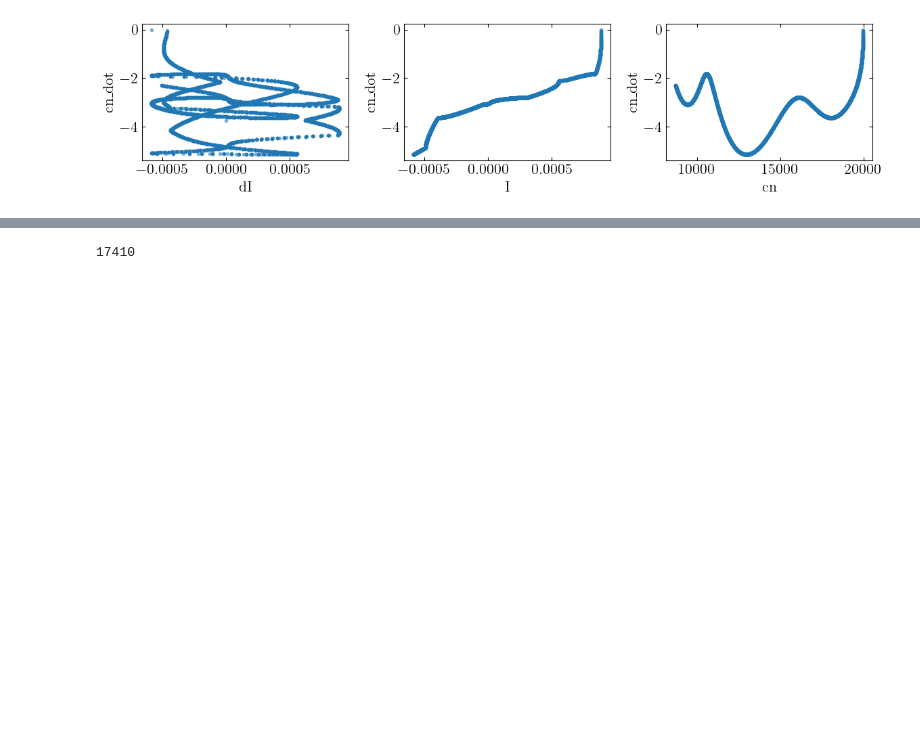
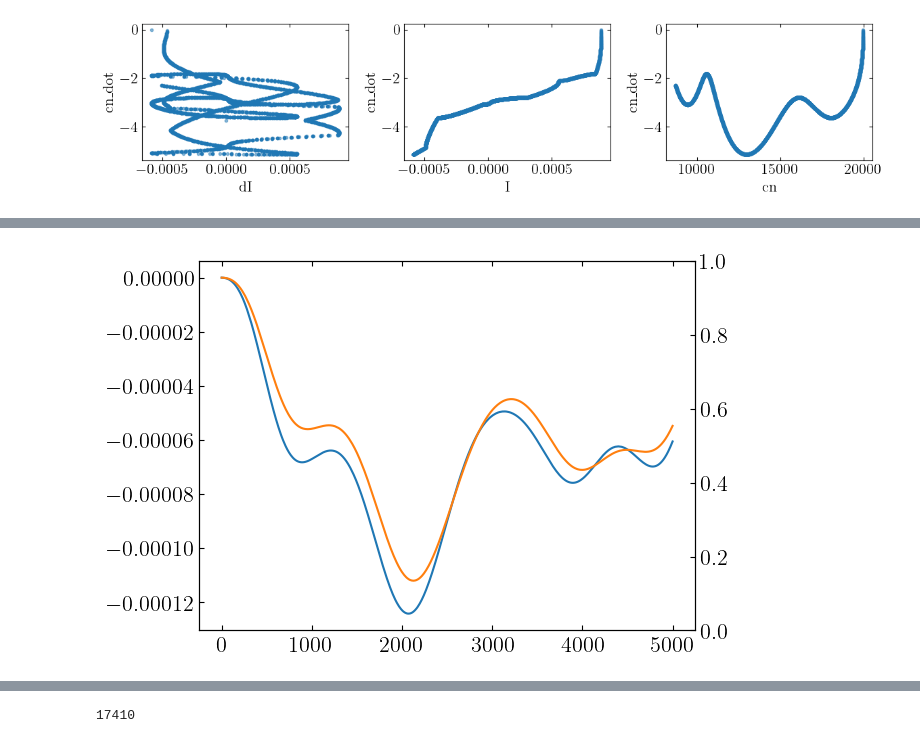
Before and after one commit to j-haralds/MSc_thesis, a Jupyter notebook: program/BasicEulerNN/3_JH_NO.ipynb, the cells around one changed output, grey strips where cells are left out. Cells and saved outputs as stored; diff of their text form; code cells hidden in the pictures; blank space fills up the shorter version.

```diff
--- a/program/BasicEulerNN/3_JH_NO.ipynb
+++ b/program/BasicEulerNN/3_JH_NO.ipynb
@@ -294,0 +320,12 @@ plt.tight_layout()
+# %%
+
+
+f, ax = plt.subplots()
+ax.plot(I[idx,0,:] * cn_dot[idx, 0, :]/(cnmax))
+ax.plot(-D_ratio * 0.6 * I[idx,0,:] *  cp_dot[idx, 0, :]/( cpmax))
+#ax.plot(I[idx,0,:] * V[idx,0,:])
+axt = ax.twinx()
+#axt.plot(-D_ratio * cp_dot[idx, 0, :]/(cpmax) - cn_dot[idx, 0, :]/(I[idx,0,:] *cnmax),'k')
+#axt.plot(I[idx, 0, :],'tab:red')
+# %% [output]
+[figure, added]
```
Also changed, not shown: parts of 4 cells of this notebook, 1 other file.
